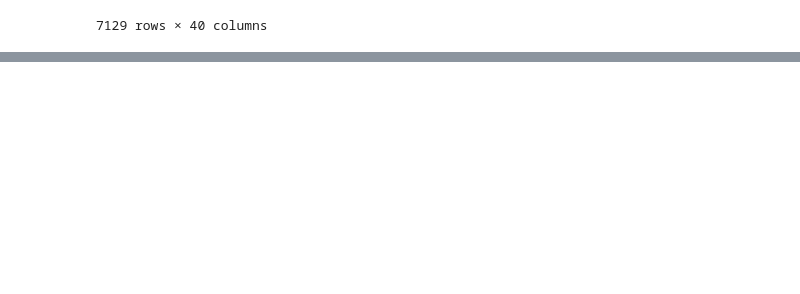
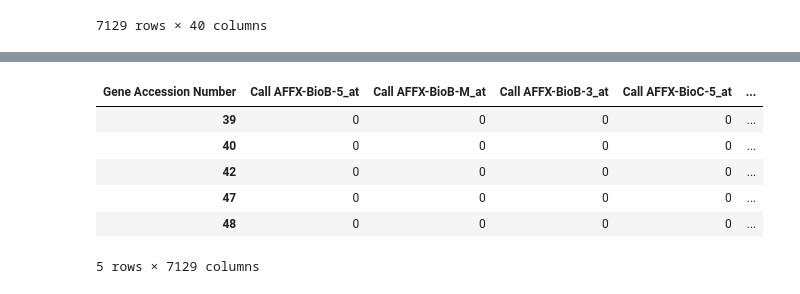
Before and after one commit to BilalAcikgoz/all-aml-classification, a Jupyter notebook: main1.ipynb, the cells around one changed output, grey strips where cells are left out. Drawn from its saved outputs; the diff is of its cells as text; code cells hidden in the pictures; blank space fills up the shorter version.

```diff
--- a/main1.ipynb
+++ b/main1.ipynb
@@ -104,0 +236,11 @@ train_df
+# %%
+test_call_df = test_call_df.T # Testin transpozu alındı
+test_call_df.head()
+# %% [output]
+| Gene Accession Number | Call AFFX-BioB-5_at | Call AFFX-BioB-M_at | Call AFFX-BioB-3_at | Call AFFX-BioC-5_at | ... |
+| 39 | 0 | 0 | 0 | 0 | ... |
+| 40 | 0 | 0 | 0 | 0 | ... |
+| 42 | 0 | 0 | 0 | 0 | ... |
+| 47 | 0 | 0 | 0 | 0 | ... |
+| 48 | 0 | 0 | 0 | 0 | ... |
+5 rows × 7129 columns
```
Also changed, not shown: parts of 22 cells of this notebook.
